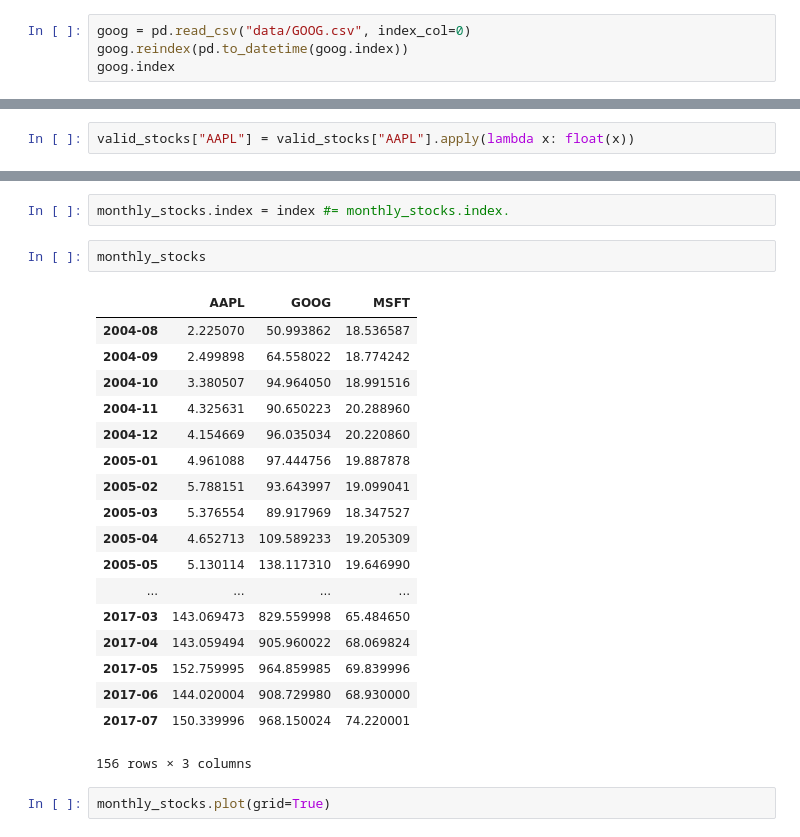
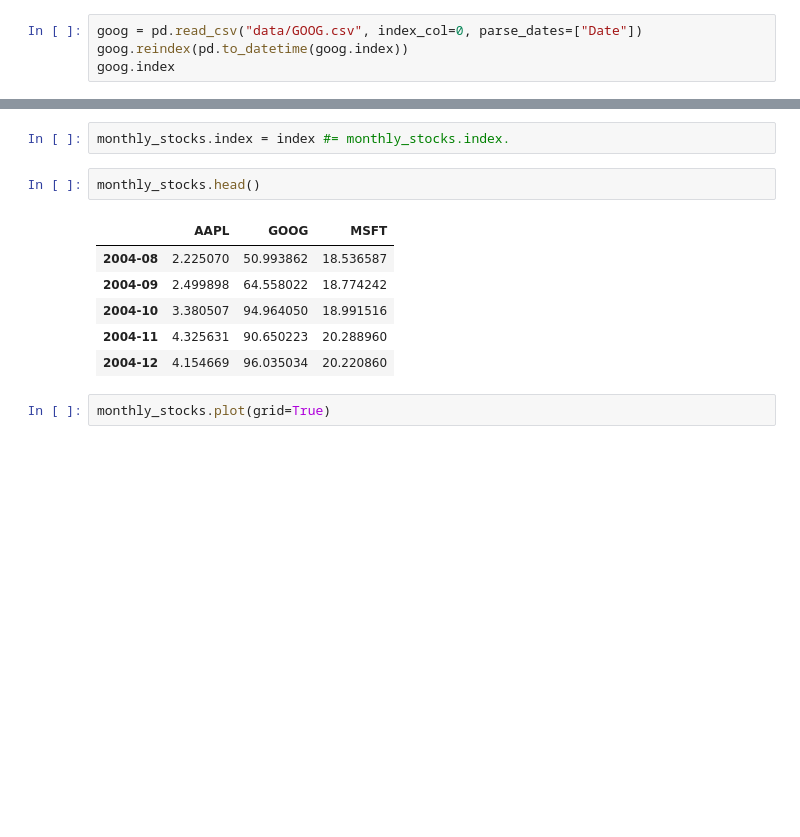
Before and after one commit to ZeweiChu/pandas-tutorial, a Jupyter notebook: 2017-Nov/pandas-3.ipynb, the cells around one changed output, grey strips where cells are left out. Drawn from its saved outputs; the diff is of its cells as text; blank space fills up the shorter version.

```diff
--- a/2017-Nov/pandas-3.ipynb
+++ b/2017-Nov/pandas-3.ipynb
@@ -315,7 +321,7 @@ import pandas as pd
 %matplotlib inline
 import numpy as np
 # %%
-goog = pd.read_csv("data/GOOG.csv", index_col=0)
+goog = pd.read_csv("data/GOOG.csv", index_col=0, parse_dates=["Date"])
 goog.reindex(pd.to_datetime(goog.index))
 goog.index
 # %% [output]
@@ -446,2 +449,0 @@ valid_stocks.plot(grid=True)
-# %%
-valid_stocks["AAPL"] = valid_stocks["AAPL"].apply(lambda x: float(x))
@@ -535,26 +497,14 @@ index = pd.core.indexes.period.PeriodIndex(index, freq="M")
 # %%
 monthly_stocks.index = index #= monthly_stocks.index.
 # %%
-monthly_stocks
+monthly_stocks.head()
 # %% [output]
 |  | AAPL | GOOG | MSFT |
 | 2004-08 | 2.225070 | 50.993862 | 18.536587 |
 | 2004-09 | 2.499898 | 64.558022 | 18.774242 |
 | 2004-10 | 3.380507 | 94.964050 | 18.991516 |
 | 2004-11 | 4.325631 | 90.650223 | 20.288960 |
 | 2004-12 | 4.154669 | 96.035034 | 20.220860 |
-| 2005-01 | 4.961088 | 97.444756 | 19.887878 |
-| 2005-02 | 5.788151 | 93.643997 | 19.099041 |
-| 2005-03 | 5.376554 | 89.917969 | 18.347527 |
-| 2005-04 | 4.652713 | 109.589233 | 19.205309 |
-| 2005-05 | 5.130114 | 138.117310 | 19.646990 |
-| ... | ... | ... | ... |
-| 2017-03 | 143.069473 | 829.559998 | 65.484650 |
-| 2017-04 | 143.059494 | 905.960022 | 68.069824 |
-| 2017-05 | 152.759995 | 964.859985 | 69.839996 |
-| 2017-06 | 144.020004 | 908.729980 | 68.930000 |
-| 2017-07 | 150.339996 | 968.150024 | 74.220001 |
-156 rows × 3 columns
 # %%
 monthly_stocks.plot(grid=True)
 # %% [output]
```
Also changed, not shown: parts of 26 cells of this notebook, 1 other file.
